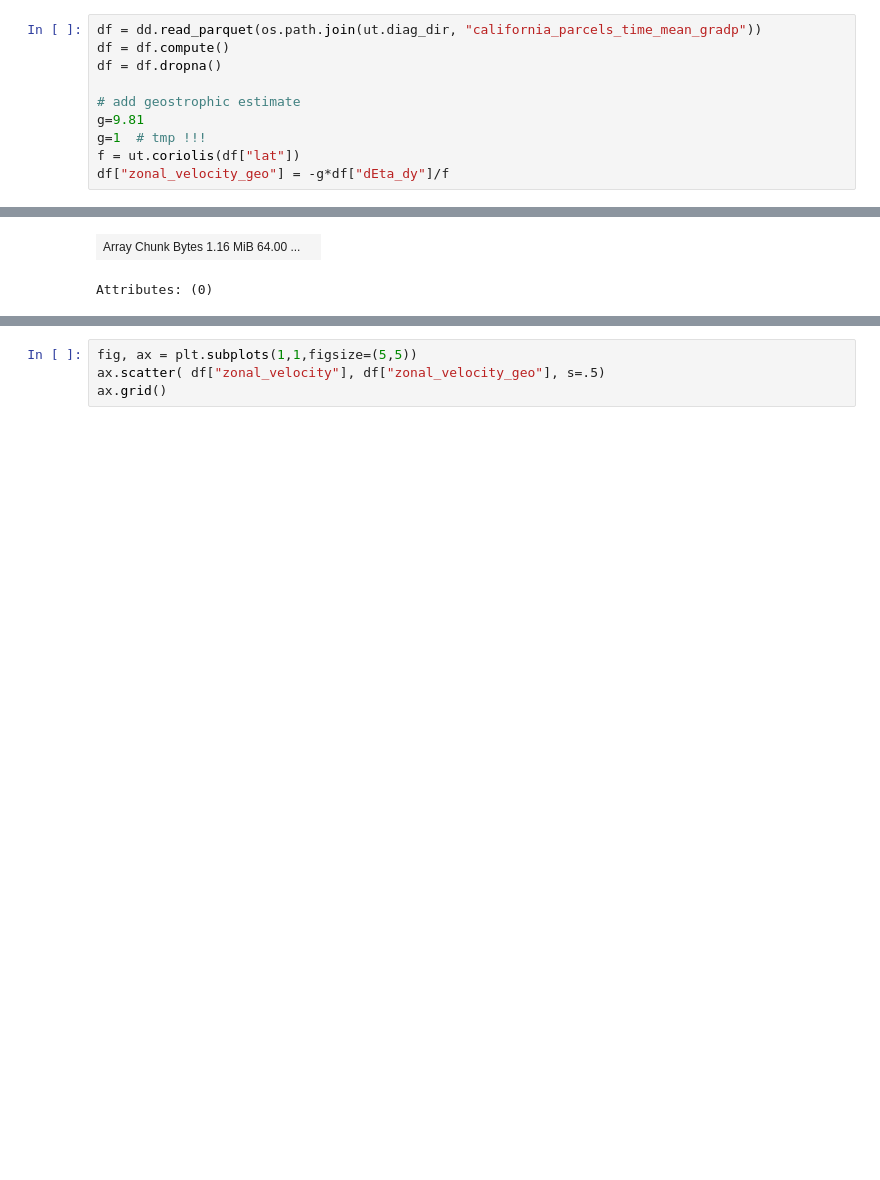
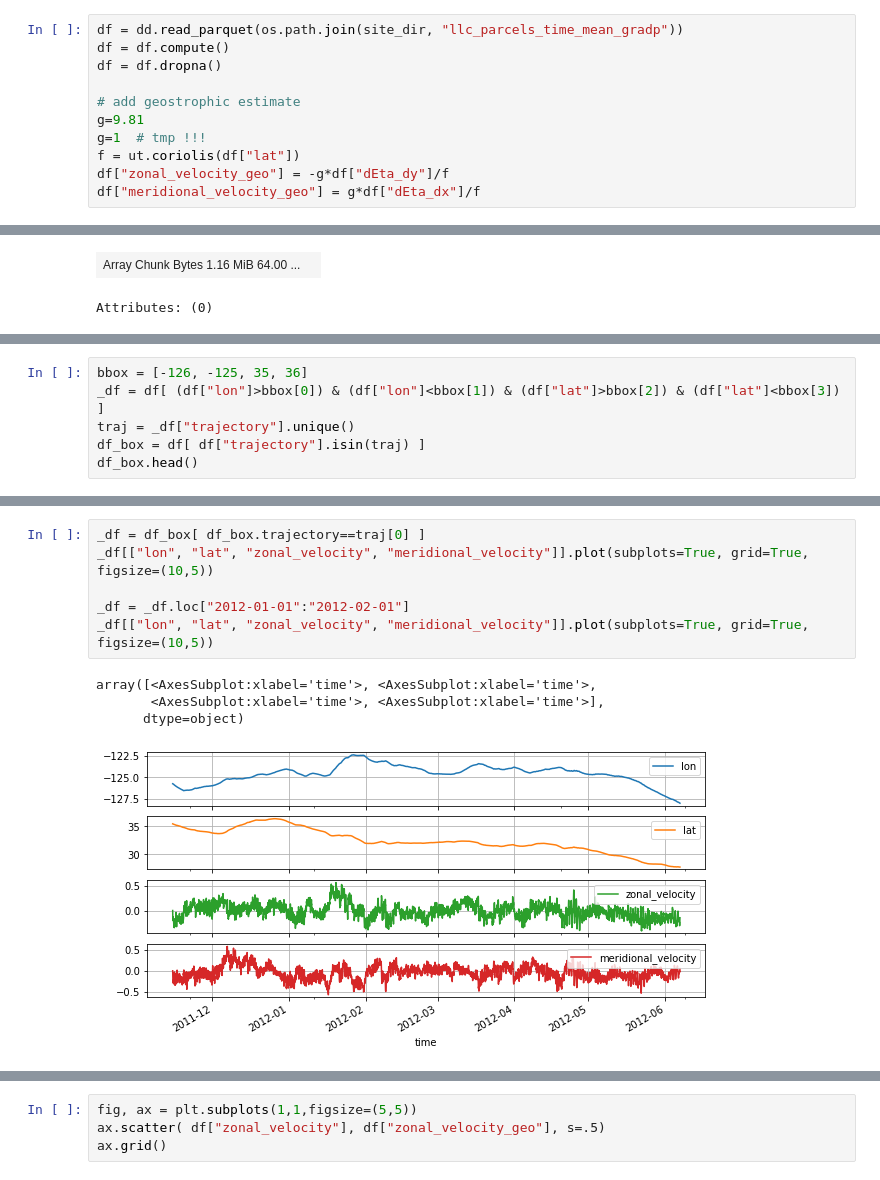
Before and after one commit to apatlpo/mit_equinox, a Jupyter notebook: calval/regional_interp.ipynb, the cells around one changed output, grey strips where cells are left out. Drawn from its saved outputs; the diff is of its cells as text; blank space fills up the shorter version.

Commit message:
calval add along trajectory time series

```diff
--- a/calval/regional_interp.ipynb
+++ b/calval/regional_interp.ipynb
@@ -186,7 +185,7 @@ create new archive: /home/datawork-lops-osi/equinox/mit4320/diags/california_par
 ---
 ## Reload and make a simple comparison
 # %%
-df = dd.read_parquet(os.path.join(ut.diag_dir, "california_parcels_time_mean_gradp"))
+df = dd.read_parquet(os.path.join(site_dir, "llc_parcels_time_mean_gradp"))
 df = df.compute()
 df = df.dropna()
 
@@ -195,6 +194,7 @@ g=9.81
 g=1  # tmp !!!
 f = ut.coriolis(df["lat"])
 df["zonal_velocity_geo"] = -g*df["dEta_dy"]/f
+df["meridional_velocity_geo"] = g*df["dEta_dx"]/f
 # %%
 ds = (xr.open_zarr(os.path.join(site_dir, "llc.zarr") )
       .sel(time="2012-03-01 00:00:00")
@@ -270,0 +273,6 @@ Attributes: (0)
+# %%
+bbox = [-126, -125, 35, 36]
+_df = df[ (df["lon"]>bbox[0]) & (df["lon"]<bbox[1]) & (df["lat"]>bbox[2]) & (df["lat"]<bbox[3]) ]
+traj = _df["trajectory"].unique()
+df_box = df[ df["trajectory"].isin(traj) ]
+df_box.head()
@@ -270,0 +287,11 @@ Attributes: (0)
+# %%
+_df = df_box[ df_box.trajectory==traj[0] ]
+_df[["lon", "lat", "zonal_velocity", "meridional_velocity"]].plot(subplots=True, grid=True, figsize=(10,5))
+
+_df = _df.loc["2012-01-01":"2012-02-01"]
+_df[["lon", "lat", "zonal_velocity", "meridional_velocity"]].plot(subplots=True, grid=True, figsize=(10,5))
+# %% [output]
+array([<AxesSubplot:xlabel='time'>, <AxesSubplot:xlabel='time'>,
+       <AxesSubplot:xlabel='time'>, <AxesSubplot:xlabel='time'>],
+      dtype=object)
+[figure, added]
```
Also changed, not shown: parts of 13 cells of this notebook.
